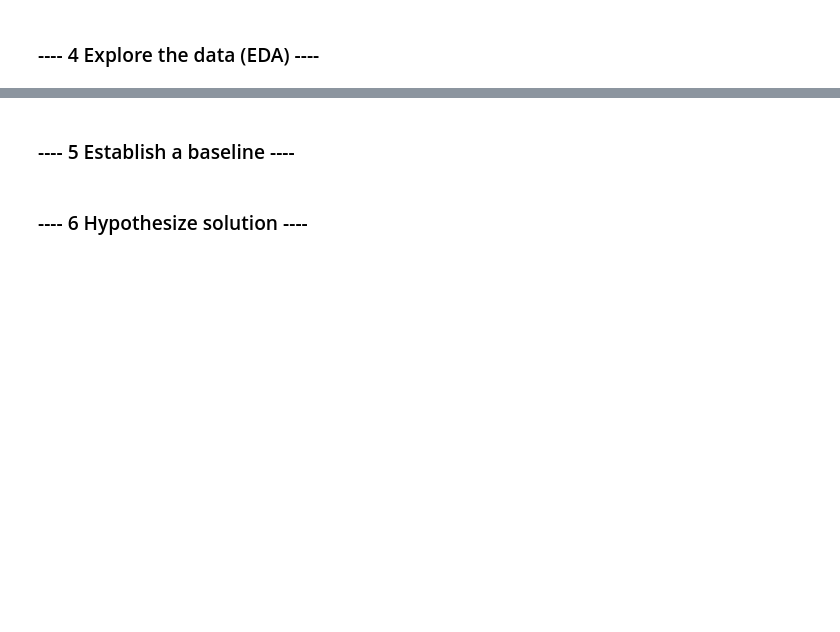
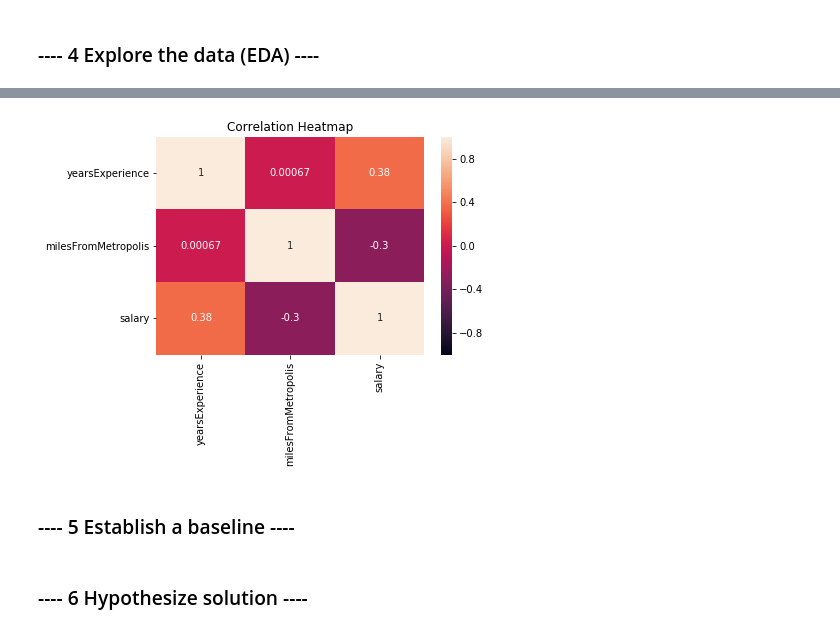
Before and after one commit to SophiaBouchama/salary-prediction-portfolio, a Jupyter notebook: Salary Prediction Notebook.ipynb, the cells around one changed output, grey strips where cells are left out. Saved outputs shown, nothing was run; the diff lists cells and outputs as text; code cells hidden in the pictures; blank space fills up the shorter version.

Commit message:
loaded and cleaned data, started on EDA

```diff
--- a/Salary Prediction Notebook.ipynb
+++ b/Salary Prediction Notebook.ipynb
@@ -20,4 +20,6 @@ __email__ = "your email here"
 # %% [markdown]
 ### ---- 2 Load the data ----
 # %%
-#load the data into a Pandas dataframe
+#load the training data into a Pandas dataframe
+df_features = pd.read_csv('data/train_features.csv')
+df_salaries = pd.read_csv('data/train_salaries.csv')
@@ -27,0 +63,4 @@ __email__ = "your email here"
+# %%
+# Merge the dataframes to create 1 dataframe
+df = pd.merge(df_features, df_salaries, on='jobId')
+df.head()
@@ -27,0 +111,4 @@ __email__ = "your email here"
+# %%
+#We can now drop the 'Jobid' columns since ID is only used for unique job identification and provides us with no useful insights or meaningful information.
+df.drop(['jobId'], axis=1, inplace=True)
+df.head()
@@ -27,0 +177,3 @@ __email__ = "your email here"
+# %%
+df.drop(df[df.salary == 0].index, inplace=True)
+df.shape
@@ -35,3 +279,11 @@ __email__ = "your email here"
+# %%
+# Create the correlation matrix heatmap. What features correlate the most with salary? What other correlations did you find?
+corr = df.corr()
+heatmap = sns.heatmap(corr, xticklabels=corr.columns.values, yticklabels=corr.columns.values, vmin=-1, vmax=1, annot=True)
+# Set the title
+heatmap.set_title('Correlation Heatmap');
+# %% [output]
+[figure, added]
 # %% [markdown]
 ### ---- 5 Establish a baseline ----
 # %%
```
Also changed, not shown: parts of 28 cells of this notebook, 2 other files.
